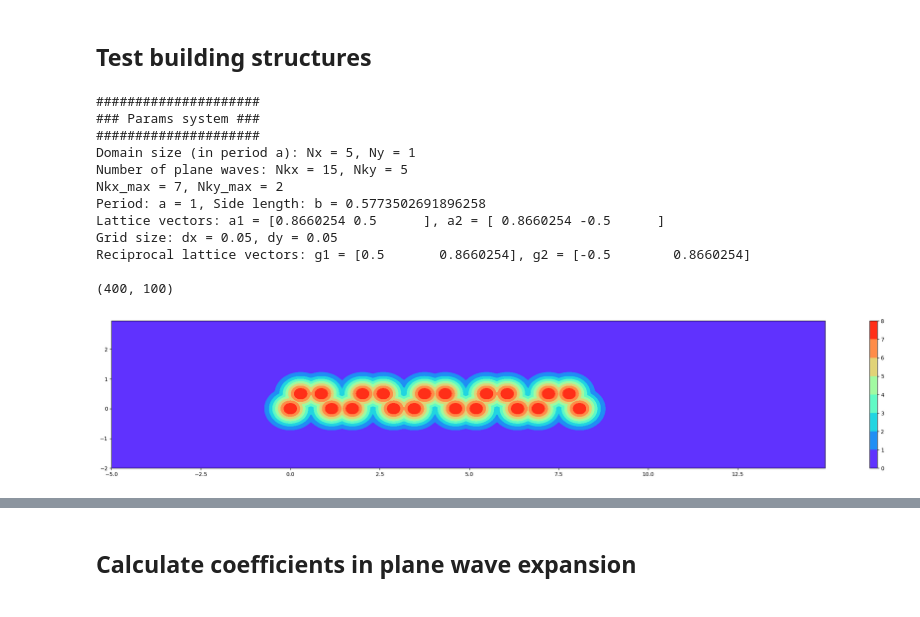
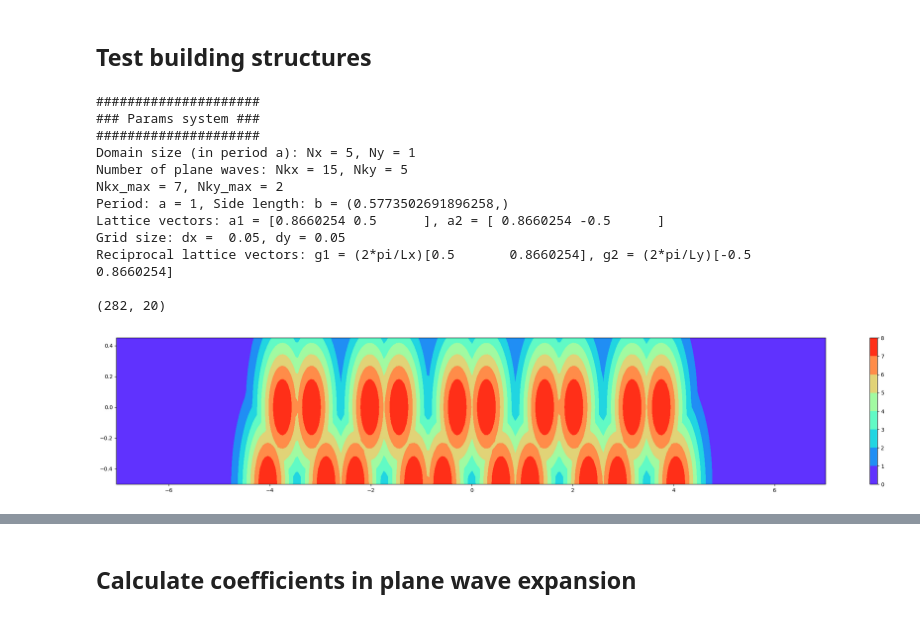
Before and after one commit to sangsoonoh/soliton_exciton, a Jupyter notebook: Kartashov/band_honeycomb.ipynb, the cells around one changed output, grey strips where cells are left out. Saved outputs shown, nothing was run; the diff lists cells and outputs as text; code cells hidden in the pictures.

```diff
--- a/Kartashov/band_honeycomb.ipynb
+++ b/Kartashov/band_honeycomb.ipynb
@@ -37,6 +40,13 @@ def honeycomb_1d(params):
         x_shift = np.add(x_tab[0:4], (ii+1)*(params.a1+params.a2))
         x_tab = np.vstack((x_tab, x_shift))
 
+    x_center = (1/m.sqrt(3))*(float(params.Nx) * 1.5 - 0.5)
+    y_center = 0.5
+
+    for ii in range(params.Nx*4):
+        x_tab[ii,0] -= x_center
+        x_tab[ii,1] -= y_center
+
     return x_tab
 
 def honeycomb_2d(params):
@@ -55,40 +65,42 @@ print(params)
 
 x_tab = honeycomb_1d(params)
 
-x_ = np.arange(-5,15, params.dx)
-y_ = np.arange(-2,3, params.dy)
+
+x_ = np.arange(params.x_min, params.x_max, params.dx)
+y_ = np.arange(params.y_min, params.y_max, params.dy)
+
 nx = len(x_)
 ny = len(y_)
 
 X,Y = np.meshgrid(x_, y_,indexing='ij')
 R_tab = np.empty([nx,ny])
 
 for ii in range(nx):
     for jj in range(ny):
         R_tab[ii,jj] = R(X[ii,jj],Y[jj,jj],x_tab)
 
 print(R_tab.shape)
 
 plt.figure(figsize=(30,5))
 h = plt.contourf(X, Y, -1*R_tab, cmap="rainbow")
 
 plt.colorbar()
 plt.clim(0,8)
 plt.show()
 # %% [output]
 #####################
 ### Params system ###
 #####################
 Domain size (in period a): Nx = 5, Ny = 1
 Number of plane waves: Nkx = 15, Nky = 5
 Nkx_max = 7, Nky_max = 2
-Period: a = 1, Side length: b = 0.5773502691896258
+Period: a = 1, Side length: b = (0.5773502691896258,)
 Lattice vectors: a1 = [0.8660254 0.5      ], a2 = [ 0.8660254 -0.5      ]
-Grid size: dx = 0.05, dy = 0.05
-Reciprocal lattice vectors: g1 = [0.5       0.8660254], g2 = [-0.5        0.8660254]
+Grid size: dx =  0.05, dy = 0.05
+Reciprocal lattice vectors: g1 = (2*pi/Lx)[0.5       0.8660254], g2 = (2*pi/Ly)[-0.5        0.8660254]
 
-(400, 100)
+(282, 20)
-[figure, old version]
+[figure, new version]
 # %%
 params = Params(Nx=8, Ny=3)
 print(params)
```
Also changed, not shown: parts of 5 cells of this notebook, 1 other file.
